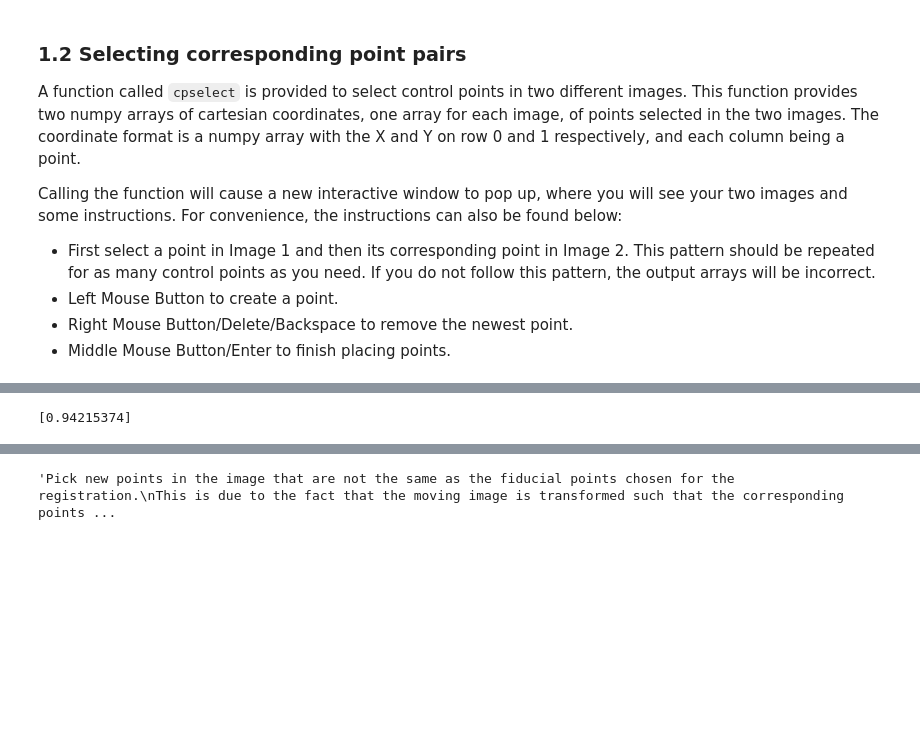
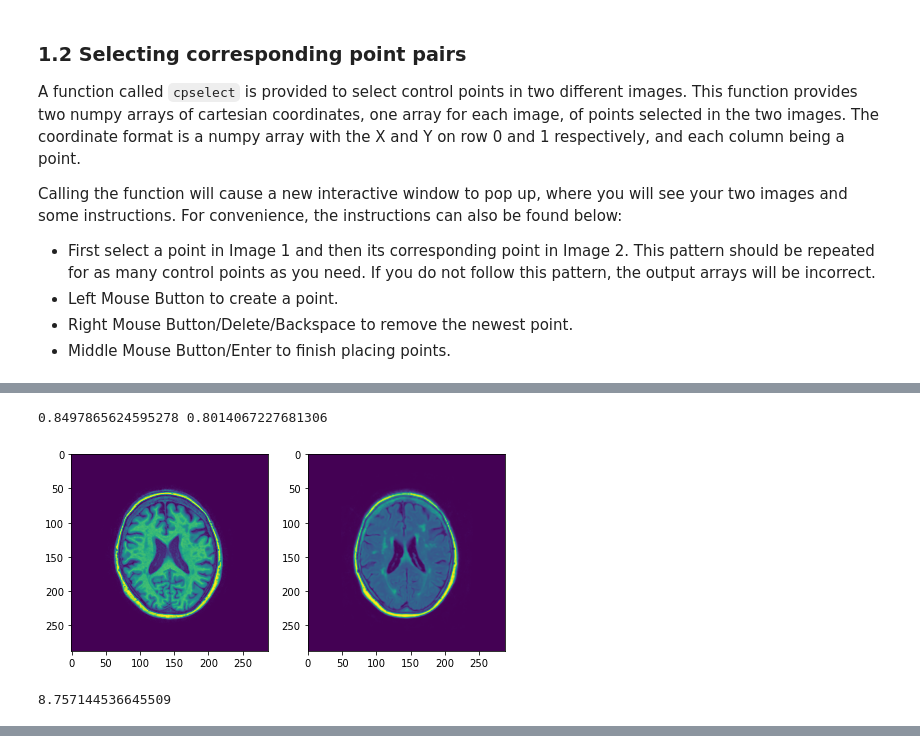
Before and after one commit to WHSchellekens/MIA_Group3, a Jupyter notebook: 1.6_Registration_project.ipynb, the cells around one changed output, grey strips where cells are left out. Saved outputs shown, nothing was run; the diff lists cells and outputs as text; code cells hidden in the pictures; blank space fills up the shorter version.

```diff
--- a/1.6_Registration_project.ipynb
+++ b/1.6_Registration_project.ipynb
@@ -164,5 +132,40 @@ Xm
-# %%
-C = reg.correlation(I, I_d)
-print(C)
-# %% [output]
-[0.94215374]
+# %%
+import sys
+sys.path.append("../code")
+import registration_util as util
+#create the path for the fixed and moving images
+I_path = '../data/image_data/3_3_t1.tif'
+Im_path = '../data/image_data/3_3_t2.tif'
+
+#Pick the registration points
+X_2, Xm_2 = util.cpselect(I_path, Im_path)
+# %%
+%matplotlib inline
+import sys
+import numpy as np
+import matplotlib.pyplot as plt
+from registration import ls_affine, image_transform, correlation, mutual_information, joint_histogram
+
+#Compute the transformation matrix with the least square affine method (code in registration) with the registration points
+T=ls_affine(X_2,Xm_2)
+
+#Read the images to transform and compare them
+I_m=plt.imread(Im_path)
+I=plt.imread(I_path)
+
+#Transform the moving image with the transformation matrix T (calculated above)
+I_m= image_transform(I_m, T)[0]
+
+#plot the moved and fixed image
+fig = plt.figure(figsize=(12,5))
+ax1 = fig.add_subplot(131)
+im11 = ax1.imshow(I)
+ax2 = fig.add_subplot(132)
+im21 = ax2.imshow(I_m)
+
+
+#Print and compute the mutual information and the normalized cross correlation of the fixed and moved image
+print(mutual_information(joint_histogram(I,I_m)), correlation(I,I_m)[0][0])
+# %% [output]
+0.8497865624595278 0.8014067227681306
+[figure, added]
@@ -169,3 +175,14 @@ print(C)
+# %%
+#Compute the target registration error
+#loop over the number of target points taken and compute the error per point and add them to eachother
+for i in range(len(X_2_t[0])):
+    TRE += np.linalg.norm((np.subtract(np.array([[X_2_t[0][i]],[X_2_t[1][i]]]),np.array([[X_2_t_m[0][i]],[X_2_t_m[1][i]]]))))**2
+
+#compute the mean target registration error
+TRE=TRE/len(X_2_t[0])
+print(TRE)
+# %% [output]
+8.757144536645509
 # %% [markdown]
 <div id="evaluation"></div>
 
@@ -175,14 +192,3 @@ print(C)
 
 ### *Question 2*:
 Describe how you would estimate the registration error. (Hint: Should you use the same points that you used for computing the affine transformation to also compute the registration error?) How does the number of corresponding point pairs affect the registration error? Motivate all your answers.
-# %%
-"""Pick new points in the image that are not the same as the fiducial points chosen for the registration. These
-new points should be in a relevant location for diagnosis.
-This is due to the fact that the moving image is transformed such that the corresponding points are always in the same place,
-which then results in an error of near 0. The error is then calculated by writing the error as a function of the
-transformation: [formula]. The minimum of the error function corresponds with the best. Or compare the
-distance between these new points.
-
-Target registration error"""
-# %% [output]
-'Pick new points in the image that are not the same as the fiducial points chosen for the registration.\nThis is due to the fact that the moving image is transformed such that the corresponding points ...
```
Also changed, not shown: parts of 18 cells of this notebook, 1 other file.
